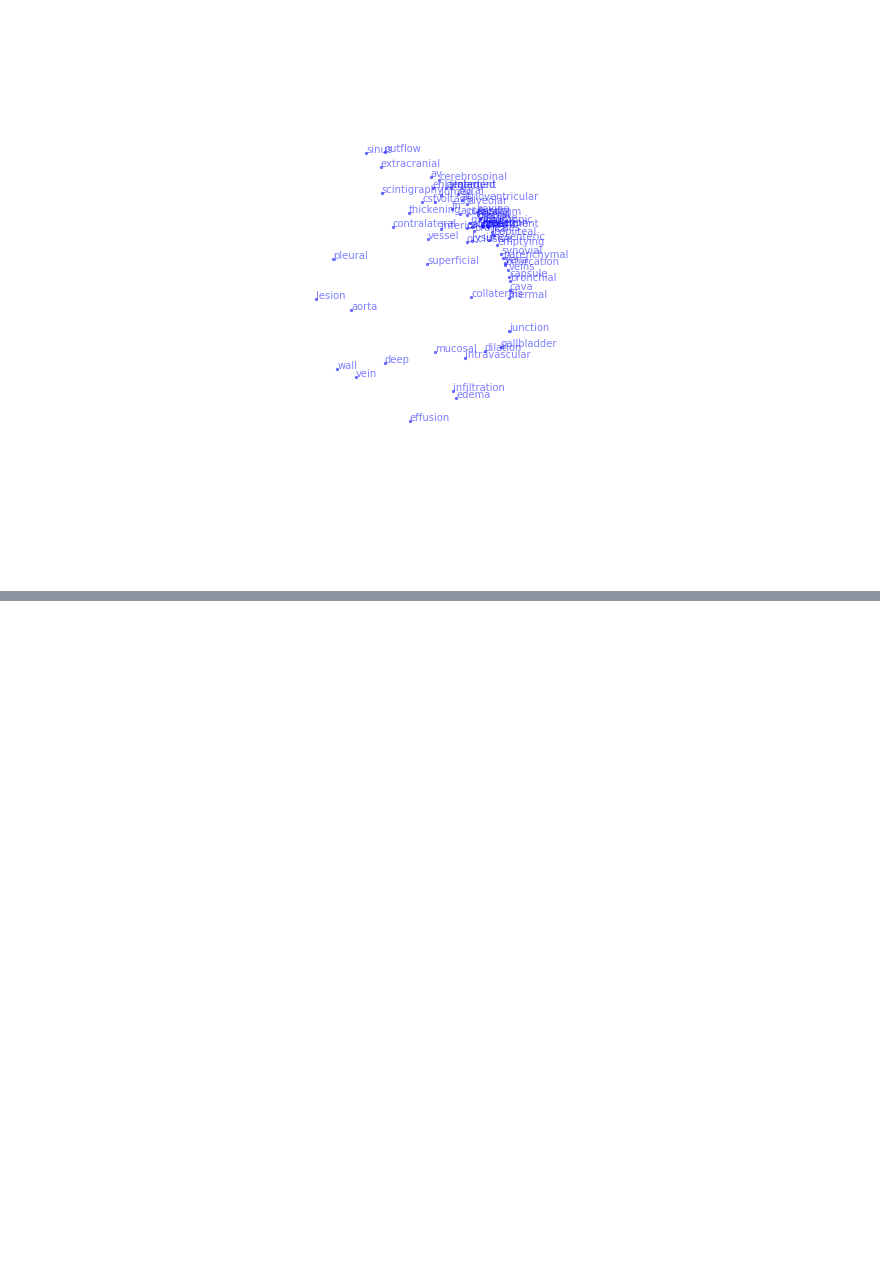
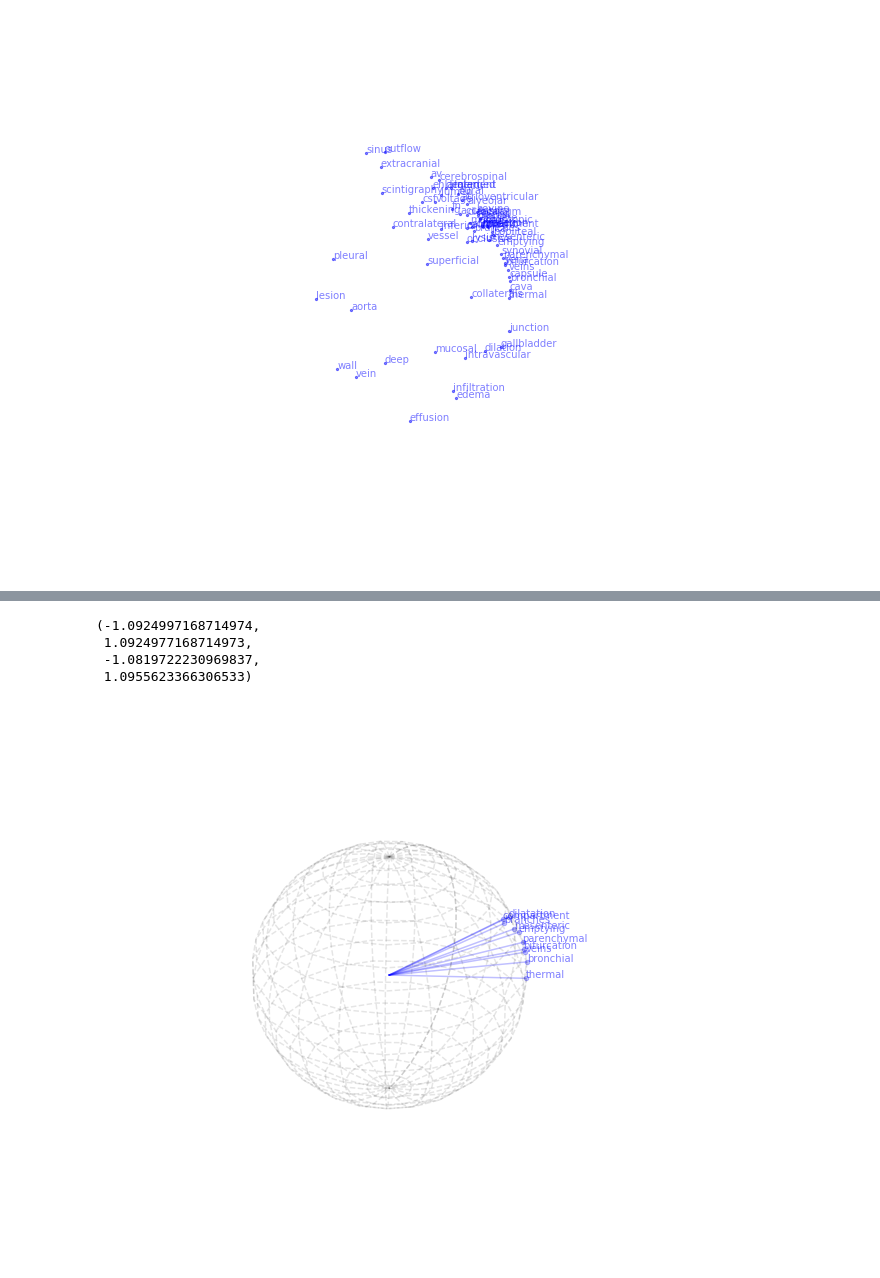
Before and after one commit to brendanchambers/attention_wildfires, a Jupyter notebook: research_dynamics/dynamics_v2/try_CCA.ipynb, the cells around one changed output, grey strips where cells are left out. Saved outputs shown, nothing was run; the diff lists cells and outputs as text; code cells hidden in the pictures; blank space fills up the shorter version.

```diff
--- a/research_dynamics/dynamics_v2/try_CCA.ipynb
+++ b/research_dynamics/dynamics_v2/try_CCA.ipynb
@@ -1180,0 +1328,65 @@ plt.savefig('figures_2/globe eigcentral words cluster2_text only.pdf',
+# %%
+
+D_cca = 3
+V_eig = np.zeros( (len(cluster2_central), D_cca) )
+for i, idx in enumerate(cluster2_central):
+    V_eig[i,:] = V_all[idx,:]
+
+
+this_vocab = [w for w in models[short_names[1]].wv.vocab]
+this_vocab = [this_vocab[i] for i in cluster2_central]
+
+
+V_centroids = get_median_words(V_eig, this_vocab, 10)
+
+print('median words of V_c')
+for row in V_centroids:
+    print(row)
+
+
+##########################
+
+#############################################################
+fig = plt.figure(figsize=(10,10))
+ax = fig.add_subplot(111, projection='3d')
+
+u = np.linspace(0, np.pi, 20)
+v = np.linspace(0, 2 * np.pi, 20)
+
+eps = 0.000001
+x = np.outer(np.sin(u), np.sin(v)) - eps
+y = np.outer(np.sin(u), np.cos(v)) - eps
+z = np.outer(np.cos(u), np.ones_like(v)) - eps
+
+ax.plot_wireframe(x, y, z,
+                color='k',
+                linestyle='--',
+                alpha=0.1)
+dim1 = 0
+dim2 = 1
+dim3 = 2
+for i,(w, v) in enumerate(V_centroids):  #  v - index of the word
+
+    ax.scatter(V_eig[v, dim1], V_eig[v, dim2], V_eig[v, dim3],
+                color='b', marker='o',
+                alpha=0.25)
+
+    ax.plot([0,V_eig[v, dim1]], [0,V_eig[v, dim2]], [0,V_eig[v, dim3]],
+                color='b',
+                alpha=0.25)
+
+
+    ax.text(V_eig[v, dim1], V_eig[v, dim2], V_eig[v, dim3],
+             s=this_vocab[v],
+             color='b',alpha=0.5)
+
+ax.axis('off')
+
+
+#plt.savefig('figures_2/sphere distant words for worlds 1 2.png',
+#            transparent=True,
+#            bbox_inches='tight')
+#plt.savefig('figures_2/sphere distant words for worlds 1 2.pdf',
+#            transparent=True,
+#            bbox_inches='tight')
+# %% [output]
@@ -1180,0 +1406,5 @@ plt.savefig('figures_2/globe eigcentral words cluster2_text only.pdf',
+(-1.0924997168714974,
+ 1.0924977168714973,
+ -1.0819722230969837,
+ 1.0955623366306533)
+[figure, added]
```
Also changed, not shown: parts of 20 cells of this notebook, 27 other files.
